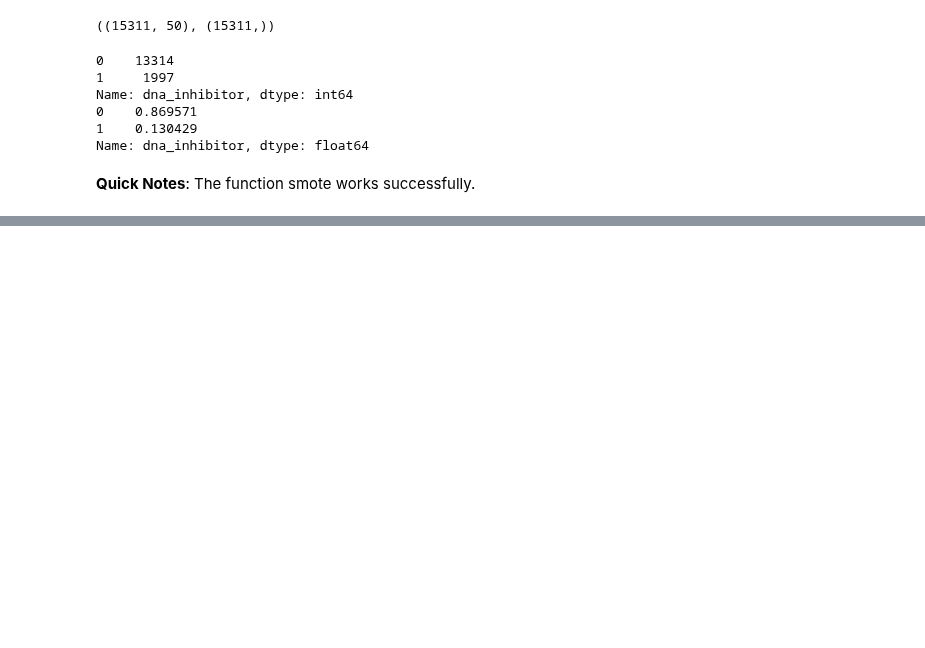
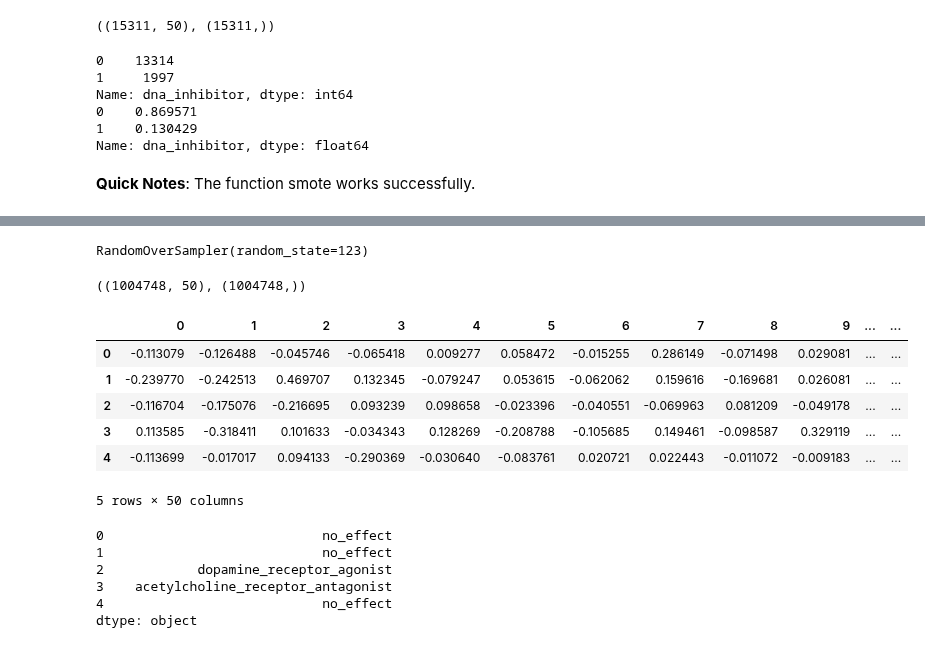
Before and after one commit to Yongliang-Shi/Mechanism-of-Action-Prediction, a Jupyter notebook: feature_engineering2.ipynb, the cells around one changed output, grey strips where cells are left out. Drawn from its saved outputs; the diff is of its cells as text; code cells hidden in the pictures; blank space fills up the shorter version.

Commit message:
Successfully balance the datasets by RandomOverSampler after removing the multilabel observations

```diff
--- a/feature_engineering2.ipynb
+++ b/feature_engineering2.ipynb
@@ -158,0 +201,10 @@ Name: dna_inhibitor, dtype: float64
+# %%
+# Create the mask for single label
+mask_single_label = (Y_train_core.sum(axis=1) == 0) | (Y_train_core.sum(axis=1) == 1)
+
+# Subtract the sig_ids with only 1 label
+X_train_core_single = X_train_core[mask_single_label]
+Y_train_core_single = Y_train_core[mask_single_label]
+
+# Print the shape
+X_train_core_single.shape, Y_train_core_single.shape
@@ -158,0 +213,16 @@ Name: dna_inhibitor, dtype: float64
+# %%
+# Define a helper function to MoA annotation for one sig_id
+
+def get_moa_label(sig_id):
+    y = Y_train_core_single.loc[sig_id,:]
+    mask_y = (y == 1)
+    label = y[mask_y]
+    if len(label.index) == 0:
+        return 'no_effect'
+    elif len(label.index) == 1:
+        return label.index[0]
+# %%
+# Compute the MoA annotation for every sig_id i the Y_train_core_single
+
+single_label = Y_train_core_single.apply(lambda i: get_moa_label(i.name), axis=1)
+single_label.shape # match 12789
@@ -158,0 +252,34 @@ Name: dna_inhibitor, dtype: float64
+# %%
+# Create the RandomOverSampler object
+ros = RandomOverSampler(random_state=123)
+
+# Balance the features and targets
+X_train_core_single_ros, Y_train_core_single_ros = ros.fit_resample(X_train_core_single, single_label)
+# %% [output]
+RandomOverSampler(random_state=123)
+# %%
+# Print their shape
+X_train_core_single_ros.shape, Y_train_core_single_ros.shape
+# %% [output]
+((1004748, 50), (1004748,))
+# %%
+# Take a peek at X_train_core_single_ros
+X_train_core_single_ros.head()
+# %% [output]
+|  | 0 | 1 | 2 | 3 | 4 | 5 | 6 | 7 | 8 | 9 | ... | ... |
+| 0 | -0.113079 | -0.126488 | -0.045746 | -0.065418 | 0.009277 | 0.058472 | -0.015255 | 0.286149 | -0.071498 | 0.029081 | ... | ... |
+| 1 | -0.239770 | -0.242513 | 0.469707 | 0.132345 | -0.079247 | 0.053615 | -0.062062 | 0.159616 | -0.169681 | 0.026081 | ... | ... |
+| 2 | -0.116704 | -0.175076 | -0.216695 | 0.093239 | 0.098658 | -0.023396 | -0.040551 | -0.069963 | 0.081209 | -0.049178 | ... | ... |
+| 3 | 0.113585 | -0.318411 | 0.101633 | -0.034343 | 0.128269 | -0.208788 | -0.105685 | 0.149461 | -0.098587 | 0.329119 | ... | ... |
+| 4 | -0.113699 | -0.017017 | 0.094133 | -0.290369 | -0.030640 | -0.083761 | 0.020721 | 0.022443 | -0.011072 | -0.009183 | ... | ... |
+5 rows × 50 columns
+# %%
+# Take a peek at Y_train_core_single_ros
+Y_train_core_single_ros.head()
+# %% [output]
+0                            no_effect
+1                            no_effect
+2            dopamine_receptor_agonist
+3    acetylcholine_receptor_antagonist
+4                            no_effect
+dtype: object
```
Also changed, not shown: parts of 16 cells of this notebook.
